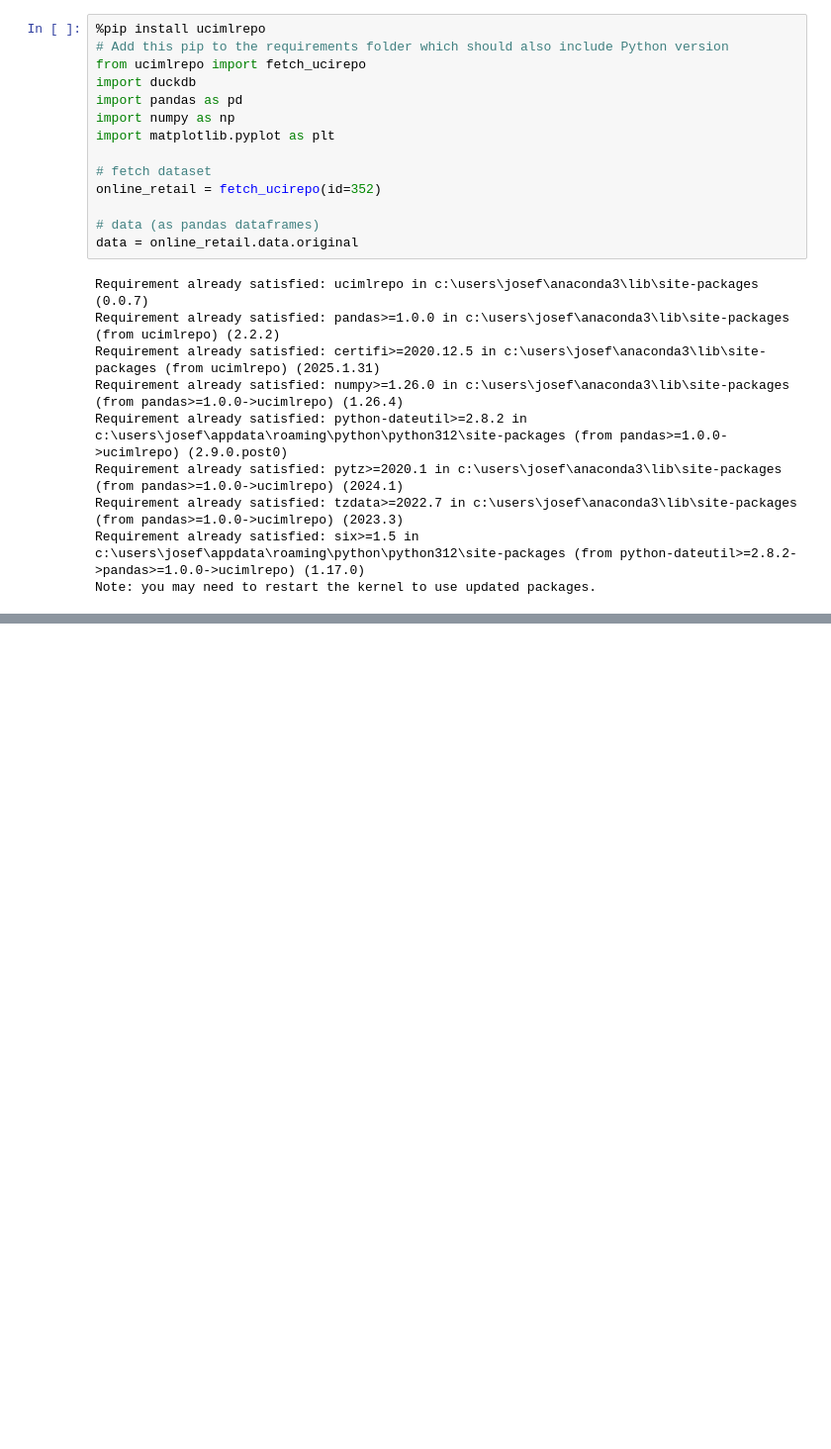
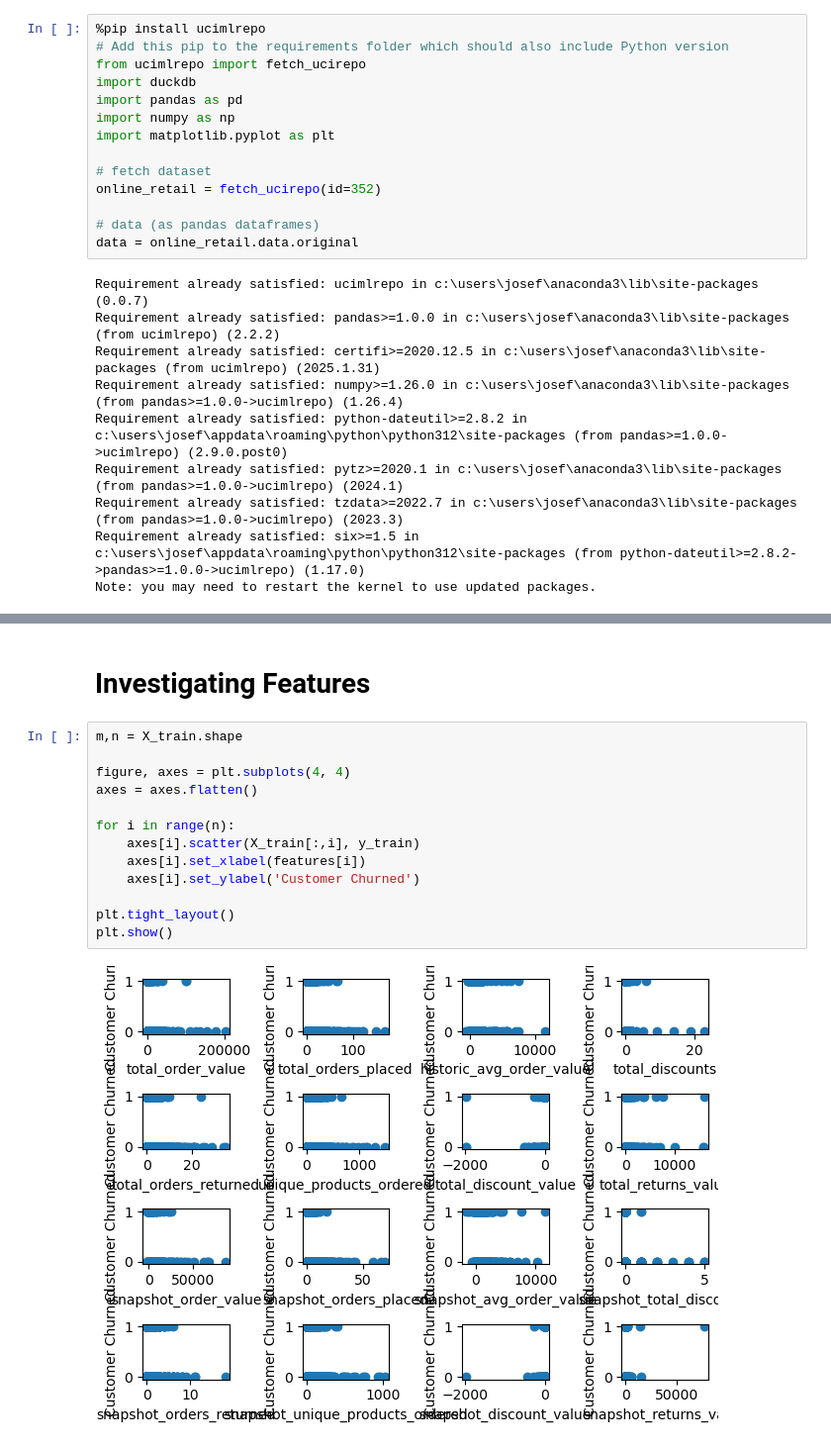
Before and after one commit to Joebrook-123/Online-Retail-Customer-Churn, a Jupyter notebook: Data EDA.ipynb, the cells around one changed output, grey strips where cells are left out. Shown at 99% size. Saved outputs shown, nothing was run; the diff lists cells and outputs as text; blank space fills up the shorter version.

```diff
--- a/Data EDA.ipynb
+++ b/Data EDA.ipynb
@@ -197,0 +223,17 @@ df
+# %% [markdown]
+# Investigating Features
+# %%
+m,n = X_train.shape
+
+figure, axes = plt.subplots(4, 4)
+axes = axes.flatten()
+
+for i in range(n):
+    axes[i].scatter(X_train[:,i], y_train)
+    axes[i].set_xlabel(features[i])
+    axes[i].set_ylabel('Customer Churned')
+
+plt.tight_layout()
+plt.show()
+# %% [output]
+[figure, added]
```
Also changed, not shown: parts of 6 cells of this notebook.
